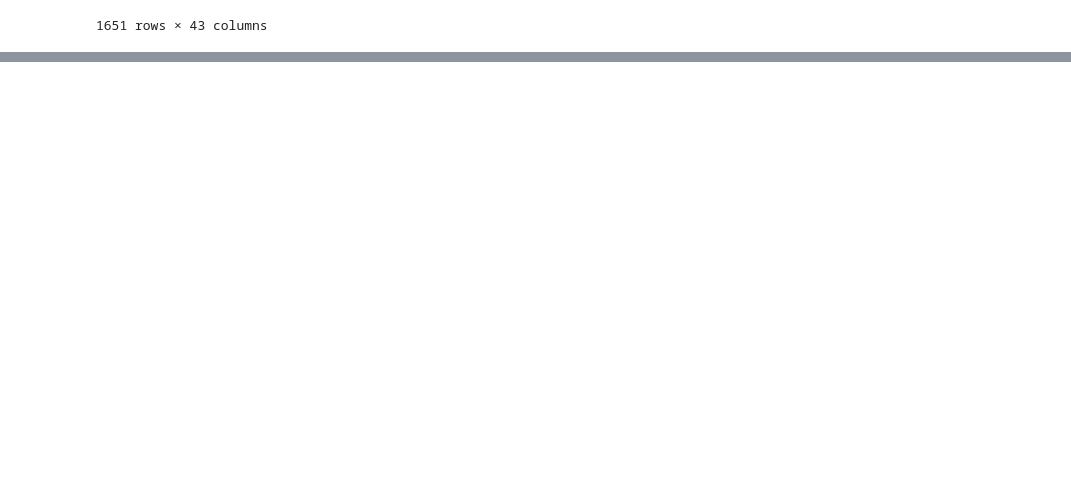
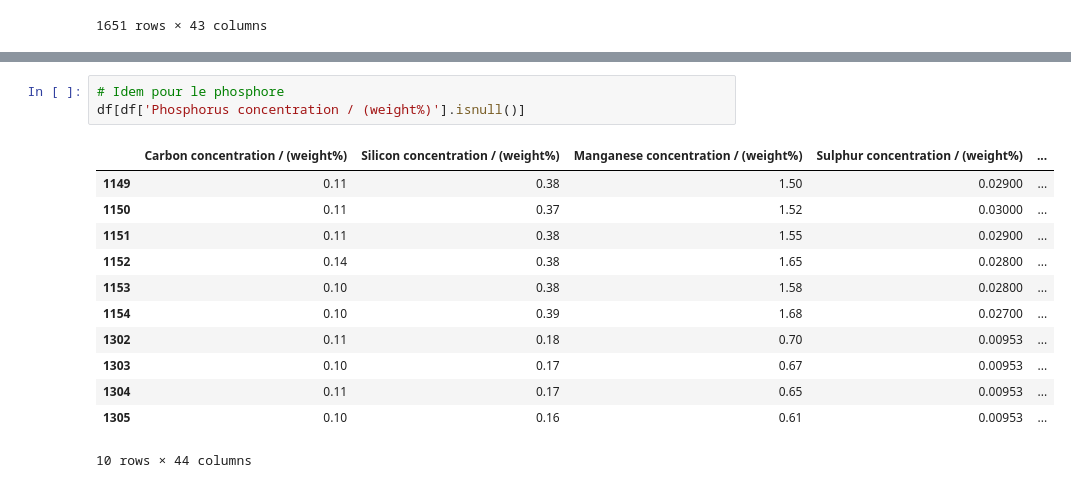
Before and after one commit to Saad123654/ProjectAppauto, a Jupyter notebook: notebook.ipynb, the cells around one changed output, grey strips where cells are left out. Saved outputs shown, nothing was run; the diff lists cells and outputs as text; blank space fills up the shorter version.

```diff
--- a/notebook.ipynb
+++ b/notebook.ipynb
@@ -121,0 +198,16 @@ df.set_index(['Weld ID'])
+# %%
+# Idem pour le phosphore
+df[df['Phosphorus concentration / (weight%)'].isnull()]
+# %% [output]
+|  | Carbon concentration / (weight%) | Silicon concentration / (weight%) | Manganese concentration / (weight%) | Sulphur concentration / (weight%) | ... |
+| 1149 | 0.11 | 0.38 | 1.50 | 0.02900 | ... |
+| 1150 | 0.11 | 0.37 | 1.52 | 0.03000 | ... |
+| 1151 | 0.11 | 0.38 | 1.55 | 0.02900 | ... |
+| 1152 | 0.14 | 0.38 | 1.65 | 0.02800 | ... |
+| 1153 | 0.10 | 0.38 | 1.58 | 0.02800 | ... |
+| 1154 | 0.10 | 0.39 | 1.68 | 0.02700 | ... |
+| 1302 | 0.11 | 0.18 | 0.70 | 0.00953 | ... |
+| 1303 | 0.10 | 0.17 | 0.67 | 0.00953 | ... |
+| 1304 | 0.11 | 0.17 | 0.65 | 0.00953 | ... |
+| 1305 | 0.10 | 0.16 | 0.61 | 0.00953 | ... |
+10 rows × 44 columns
```
Also changed, not shown: parts of 17 cells of this notebook, 1 other file.
